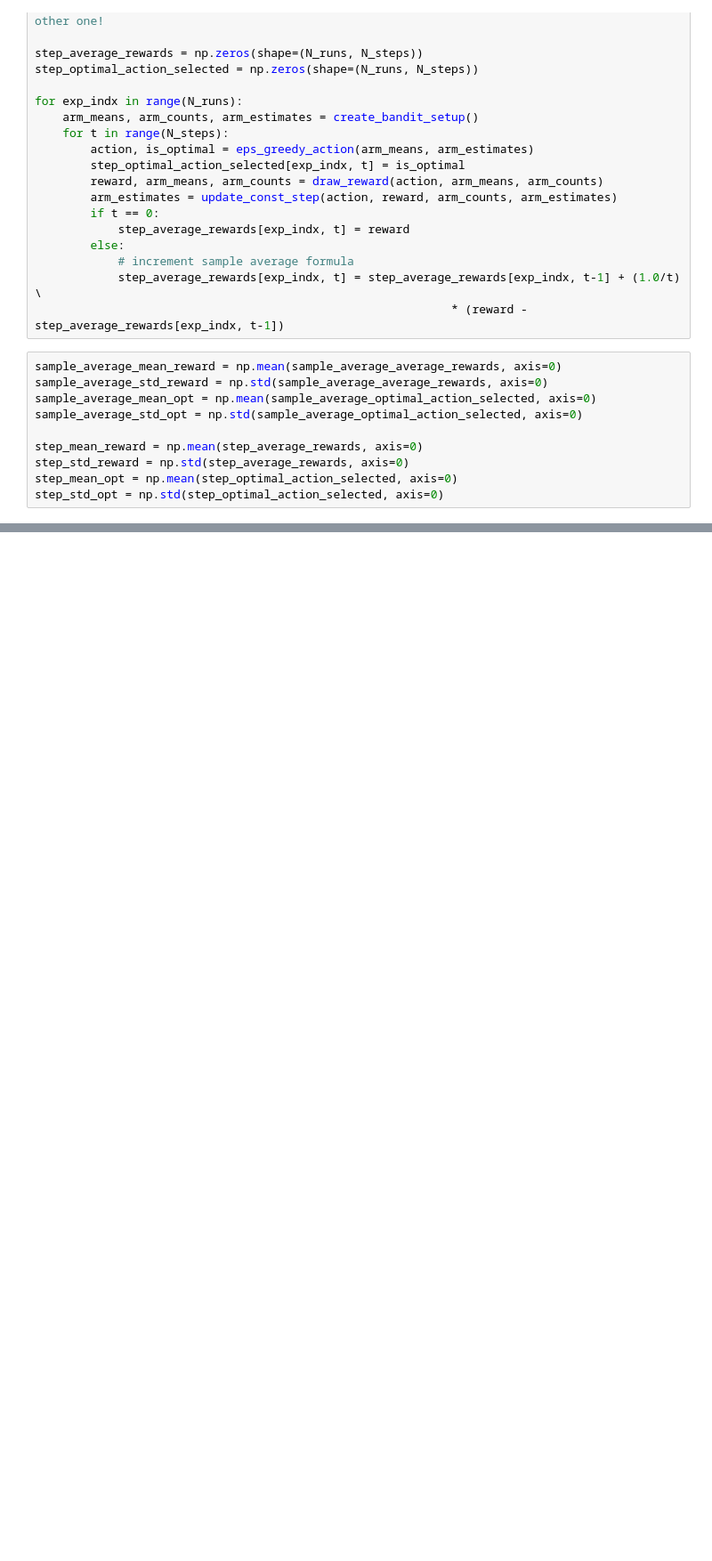
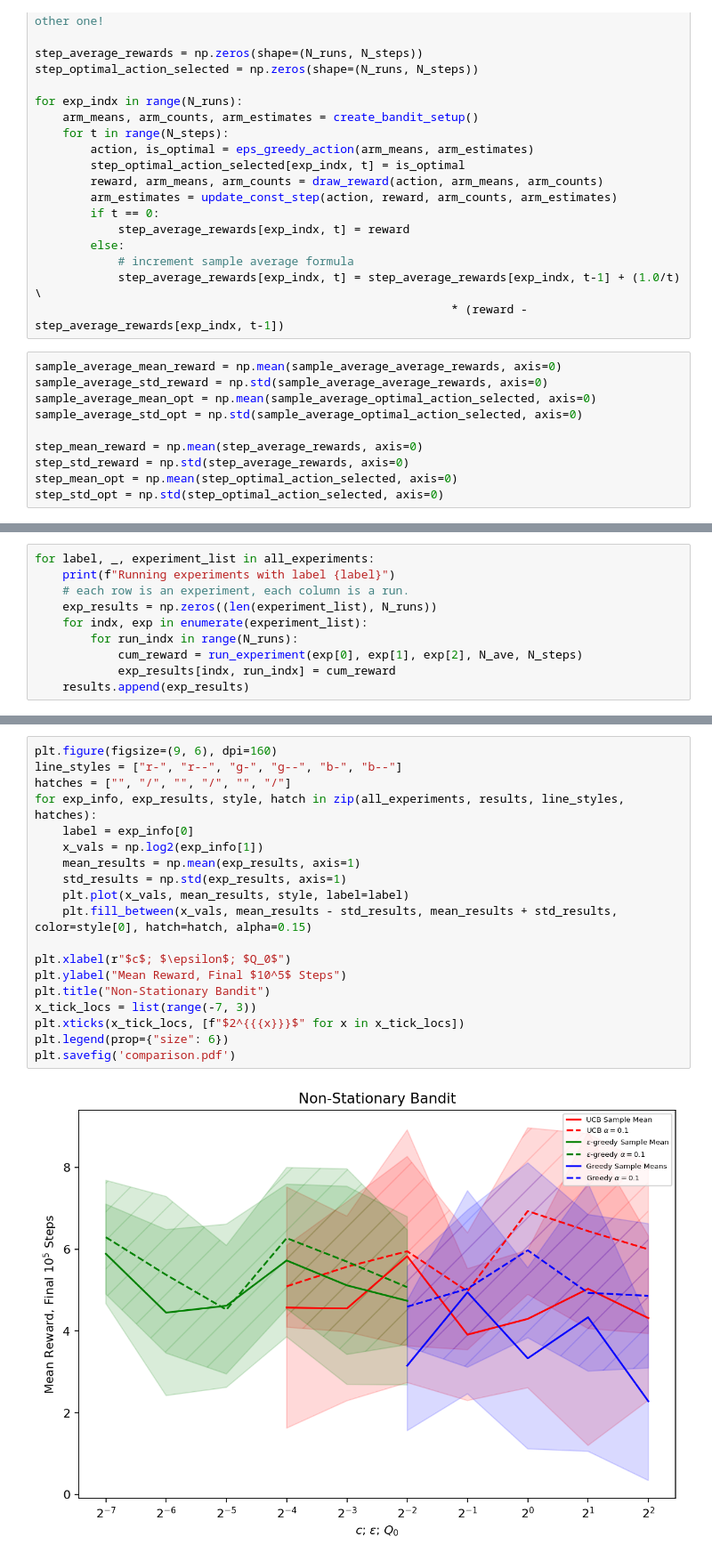
Before and after one commit to MrinankSharma/ReinforcementLearning, a Jupyter notebook: code/chapter_two/bandits.ipynb, the cells around one changed output, grey strips where cells are left out. Shown: that part at 89% size. Saved outputs shown, nothing was run; the diff lists cells and outputs as text; blank space fills up the shorter version.

```diff
--- a/code/chapter_two/bandits.ipynb
+++ b/code/chapter_two/bandits.ipynb
@@ -110,0 +213,10 @@ plt.savefig('choices.pdf')
+# %%
+for label, _, experiment_list in all_experiments:
+    print(f"Running experiments with label {label}")
+    # each row is an experiment, each column is a run.
+    exp_results = np.zeros((len(experiment_list), N_runs))
+    for indx, exp in enumerate(experiment_list):
+        for run_indx in range(N_runs):
+            cum_reward = run_experiment(exp[0], exp[1], exp[2], N_ave, N_steps)
+            exp_results[indx, run_indx] = cum_reward
+    results.append(exp_results)
@@ -110,0 +230,21 @@ plt.savefig('choices.pdf')
+# %%
+plt.figure(figsize=(9, 6), dpi=160)
+line_styles = ["r-", "r--", "g-", "g--", "b-", "b--"]
+hatches = ["", "/", "", "/", "", "/"]
+for exp_info, exp_results, style, hatch in zip(all_experiments, results, line_styles, hatches):
+    label = exp_info[0]
+    x_vals = np.log2(exp_info[1])
+    mean_results = np.mean(exp_results, axis=1)
+    std_results = np.std(exp_results, axis=1)
+    plt.plot(x_vals, mean_results, style, label=label)
+    plt.fill_between(x_vals, mean_results - std_results, mean_results + std_results, color=style[0], hatch=hatch, alpha=0.15)
+
+plt.xlabel(r"$c$; $\epsilon$; $Q_0$")
+plt.ylabel("Mean Reward, Final $10^5$ Steps")
+plt.title("Non-Stationary Bandit")
+x_tick_locs = list(range(-7, 3))
+plt.xticks(x_tick_locs, [f"$2^{{{x}}}$" for x in x_tick_locs])
+plt.legend(prop={"size": 6})
+plt.savefig('comparison.pdf')
+# %% [output]
+[figure, added]
```
Also changed, not shown: parts of 6 cells of this notebook, 8 other files.
